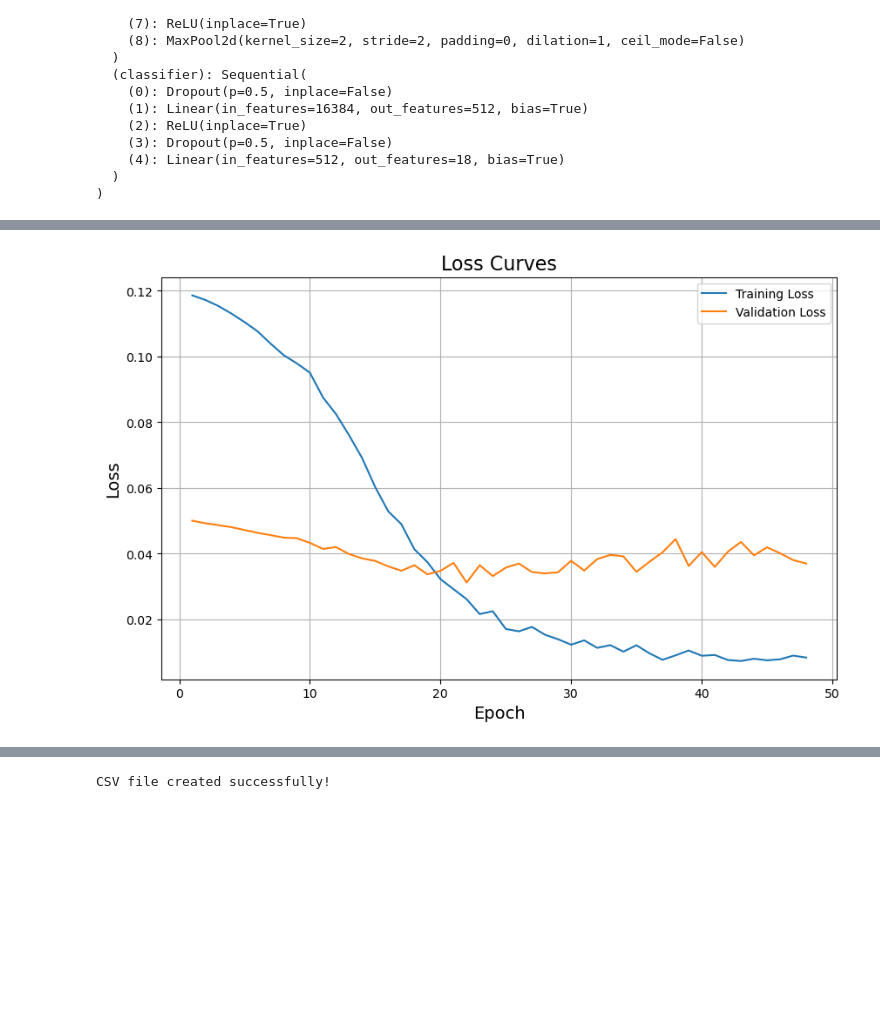
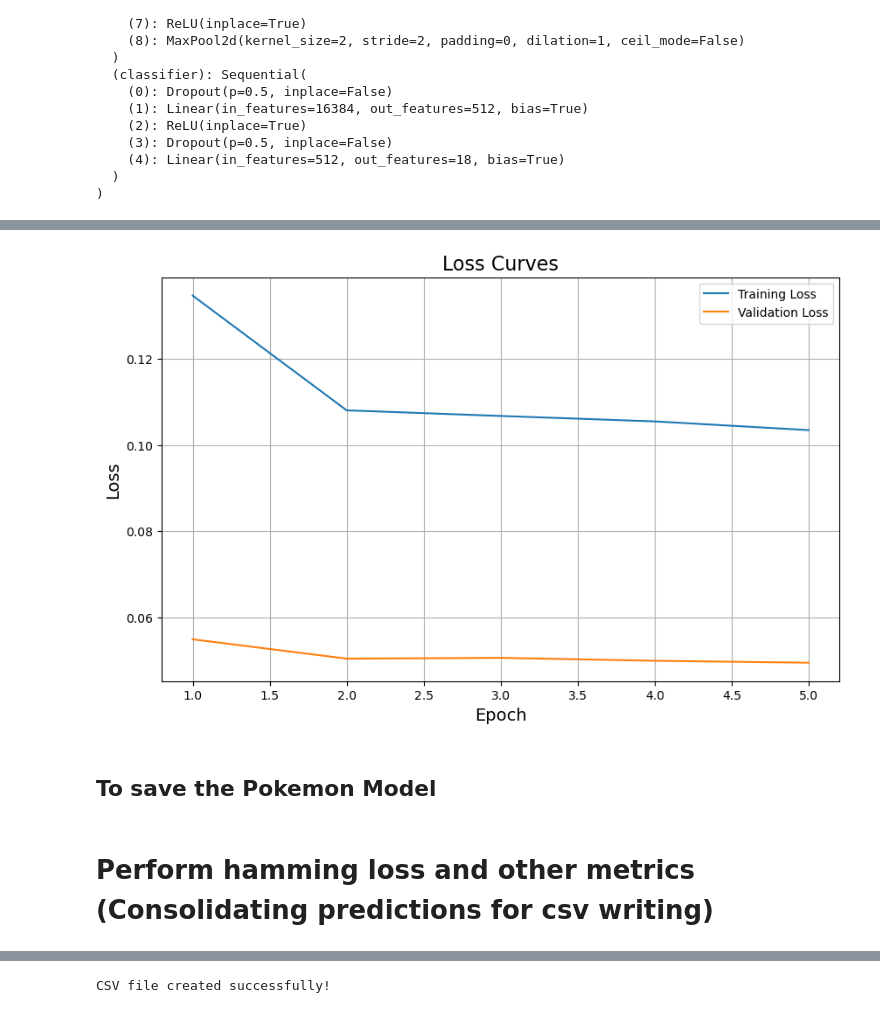
Before and after one commit to delta619/Pokemon_pytorch_CNN_multi_label, a Jupyter notebook: DC2.ipynb, the cells around one changed output, grey strips where cells are left out. Drawn from its saved outputs; the diff is of its cells as text; code cells hidden in the pictures; blank space fills up the shorter version.

```diff
--- a/DC2.ipynb
+++ b/DC2.ipynb
@@ -88,9 +92,10 @@ class CustomImageDataset(ImageFolder):
 
         # get_type_using_pokemon_name(self.samples[index].split('/')[1])
         pokemon = self.samples[index][0].split('/')[1]
+        filename = self.samples[index][0].split('/')[2]
         label = get_type_using_pokemon_name(keep_alpha_chars(pokemon))
         if label is None:
-            return sample, pokemon, get_random_label_vector(mlb, classes)
+            return sample, filename, get_random_label_vector(mlb, classes)
             # return None, None
         return sample, pokemon, mlb.transform([label])[0]
 # %%
@@ -99,14 +104,17 @@ class CustomImageDataset(ImageFolder):
 train_dir = "TrainImages"
 test_dir = "TestImages"
 
-transform = transforms.Compose([
-    transforms.Resize((64, 64)),
+pokemon_transform = transforms.Compose([
+    transforms.Resize((128, 128)),  # Increase image size for better feature extraction
+    transforms.RandomRotation(10),   # Randomly rotate images to augment dataset
+    transforms.RandomHorizontalFlip(),  # Randomly flip images horizontally to augment dataset
+    transforms.ColorJitter(brightness=0.2, contrast=0.2, saturation=0.2, hue=0.1),  # Adjust brightness, contrast, saturation, and hue
     transforms.ToTensor(),
-    transforms.Normalize((0.5, 0.5, 0.5), (0.5, 0.5, 0.5))
+    transforms.Normalize(mean=[0.5, 0.5, 0.5], std=[0.5, 0.5, 0.5])  # Normalize with ImageNet mean and standard deviation
 ])
 
-train_data = CustomImageDataset(root=train_dir, transform=transform)
-test_data = CustomImageDataset(root=test_dir, transform=transform)
+train_data = CustomImageDataset(root=train_dir, transform=pokemon_transform)
+test_data = CustomImageDataset(root=test_dir, transform=pokemon_transform)
 # %%
 # Split train into train/validation (USING ONLY POKEMONS PRESENT IN THE CSV)
 
@@ -216,5 +232,5 @@ optimizer = optim.Adam(model.parameters(), lr=0.001)
 # %%
-epochs = 50
+epochs = 5
 
 train_loss = []
 valid_loss = []
@@ -268,7 +271,9 @@ KeyboardInterrupt:
 # %%
-plot_loss_curves(train_loss[1:], valid_loss[1:])
+plot_loss_curves(train_loss, valid_loss)
 # %% [output]
-[figure, old version]
+[figure, new version]
+# %% [markdown]
+## To save the Pokemon Model
 # %%
 import datetime, torch
 timestamp = datetime.datetime.now().strftime("%H:%M:%S %Y_%m_%d")
@@ -276,3 +281,5 @@ torch.save(model, './models/working_50'+timestamp+'.pth')
+# %% [markdown]
+# Perform hamming loss and other metrics (Consolidating predictions for csv writing)
 # %%
 # Assuming you have already defined your test data loader `test_loader`
 import torch
```
Also changed, not shown: parts of 13 cells of this notebook, 2 other files.
